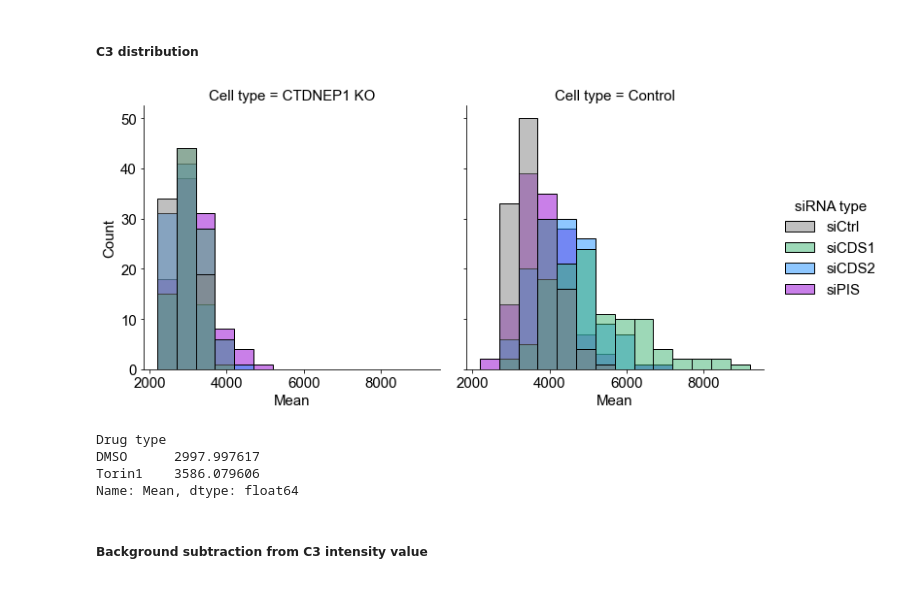
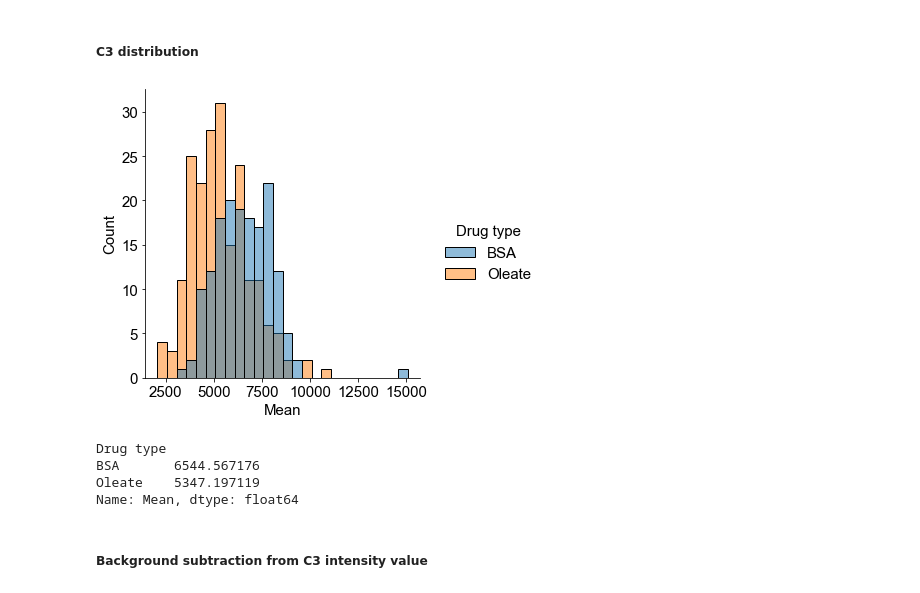
Before and after one commit to shokenlee/Lee_2023_Sun2-Lipid, a Jupyter notebook: Nuclear_abundance.ipynb, the cells around one changed output. Cells and saved outputs as stored; diff of their text form; code cells hidden in the pictures.

```diff
--- a/Nuclear_abundance.ipynb
+++ b/Nuclear_abundance.ipynb
@@ -25,7 +25,7 @@ my_pal = ['grey', 'mediumseagreen', 'dodgerblue', 'darkviolet']
 # !mkdir ../jupyter_figures
 
 # set the directory where the data files are waiting
-directory = '/Users/ShokenLEE/Desktop/DATA/2022 7-9/8-29-22 P-218 Oleate siSun2'
+directory = '/Users/ShokenLEE/Desktop/DATA/2022 7-9/P-222 nLD and Sun2,1/Rawdata_Sun2_BSA_Oleate'
 # %% [markdown]
 ### **1. Concanatate all the CSV files**
 # %%
@@ -94,11 +95,8 @@ df.loc[df['File name'].str.contains('DE'), 'Plasmid type'] = 'DE'
 # %% [markdown]
 #### **Drug type**
 # %%
-df.loc[df['File name'].str.contains('None'), 'Drug type'] = 'None'
-df.loc[df['File name'].str.contains('Oleate'), 'Drug type'] = 'Oleate'
-# df.loc[df['File name'].str.contains('Pluri'), 'Drug type'] = 'PluriSln1'
-# df.loc[df['File name'].str.contains('BSA'), 'Drug type'] = 'BSA'
-# df.loc[df['File name'].str.contains('Palmi'), 'Drug type'] = 'Palmitate'
+df.loc[df['File name'].str.contains('BSA'), 'Drug type'] = 'BSA'
+df.loc[df['File name'].str.contains('oleate'), 'Drug type'] = 'Oleate'
 # %% [markdown]
 #### **Image number**
 # %%
@@ -132,17 +130,17 @@ df['Tag expression'] = df.apply(lambda x: '(+)' if x['Tag mean'] > min_tag_inten
 # %% [markdown]
 ##### **C3 distribution**
 # %%
-# hist = sns.displot(x='Mean', data=df, hue='Tag expression', binwidth=500)
-hist = sns.displot(x='Mean', data=df, col='Cell type', hue='siRNA type', hue_order=['siCtrl', 'siCDS1', 'siCDS2', 'siPIS'], palette=my_pal, binwidth=500)
+hist = sns.displot(x='Mean', data=df, hue='Drug type', binwidth=500)
+# hist = sns.displot(x='Mean', data=df, col='Cell type', hue='siRNA type', hue_order=['siCtrl', 'siCDS1', 'siCDS2', 'siPIS'], palette=my_pal, binwidth=500)
 # %% [output]
-[figure, old version]
+[figure, new version]
 # %%
 # df.groupby('Tag expression')['Mean'].min()
 df.groupby(['Drug type'])['Mean'].mean()
 # %% [output]
 Drug type
-DMSO      2997.997617
-Torin1    3586.079606
+BSA       6544.567176
+Oleate    5347.197119
 Name: Mean, dtype: float64
 # %% [markdown]
 ##### **Background subtraction from C3 intensity value**
```
Also changed, not shown: parts of 10 cells of this notebook, 1 other file.
